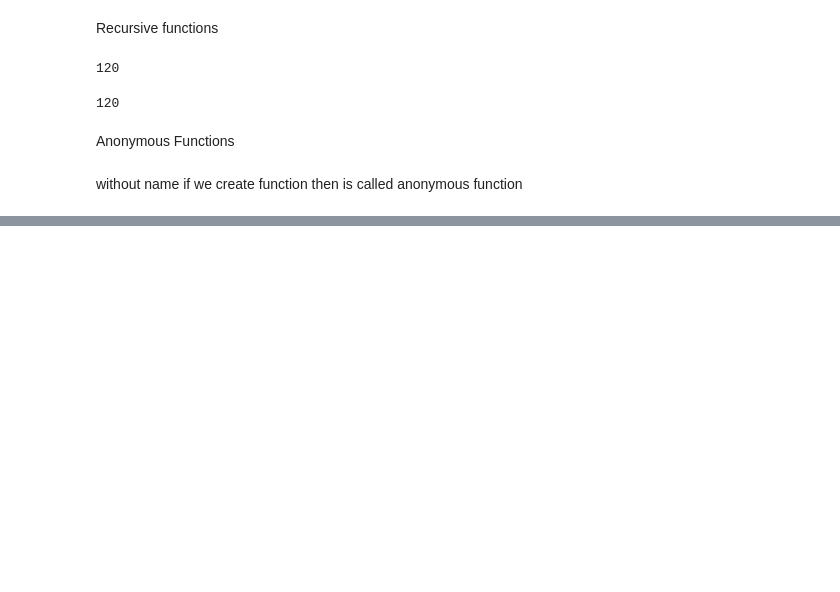
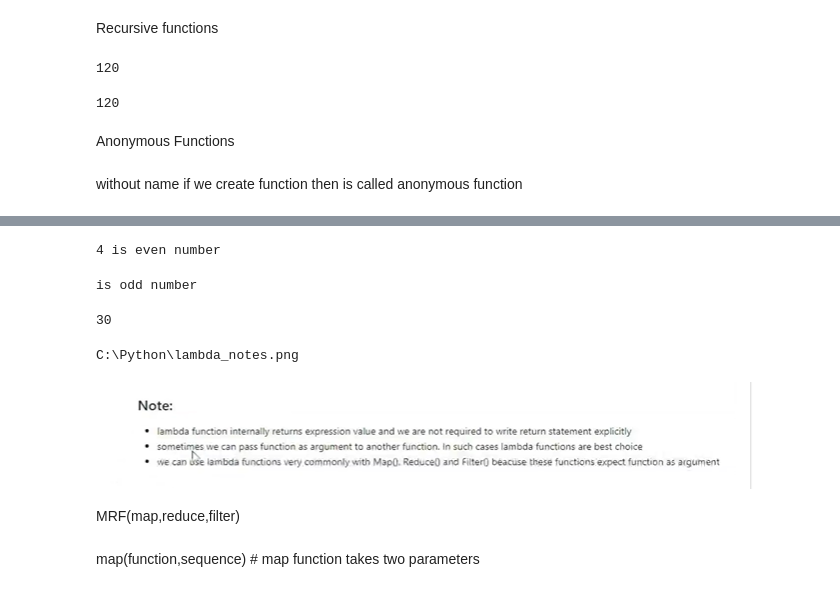
Before and after one commit to RAVIADULLA/Training, a Jupyter notebook: Practice.ipynb, the cells around one changed output, grey strips where cells are left out. Drawn from its saved outputs; the diff is of its cells as text; code cells hidden in the pictures; blank space fills up the shorter version.

```diff
--- a/Practice.ipynb
+++ b/Practice.ipynb
@@ -1632,0 +1674,13 @@ without name if we create function then is called anonymous function
+# %%
+result(4)
+# %% [output]
+4 is even number
+# %%
+print("is even number") if 3%2 == 0 else print("is odd number")
+# %% [output]
+is odd number
+# %%
+s = lambda a,b:a+b
+s(10,20)
+# %% [output]
+30
@@ -1632,0 +1689,8 @@ without name if we create function then is called anonymous function
+# %%
+print("C:\Python\lambda_notes.png")
+# %% [output]
+C:\Python\lambda_notes.png
+# %%
+Image("C:\\Python\\lambda_notes.png")
+# %% [output]
+[figure, added]
@@ -1632,0 +1701,2 @@ without name if we create function then is called anonymous function
+# %% [markdown]
+MRF(map,reduce,filter)
@@ -1632,0 +1705,2 @@ without name if we create function then is called anonymous function
+# %% [markdown]
+map(function,sequence) # map function takes two parameters
```
Also changed, not shown: parts of 54 cells of this notebook.
